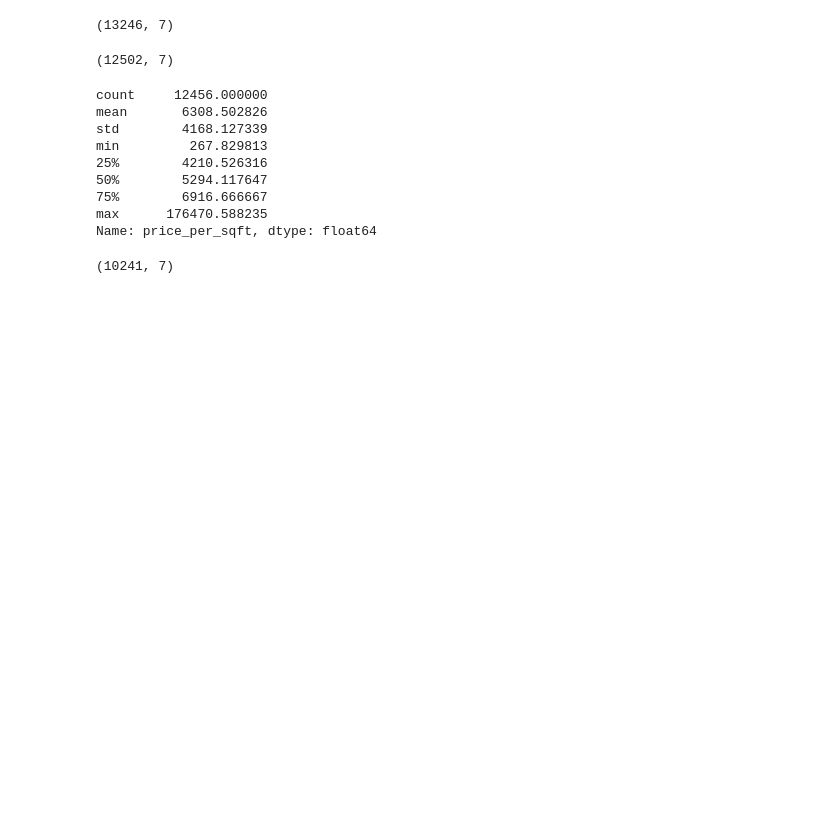
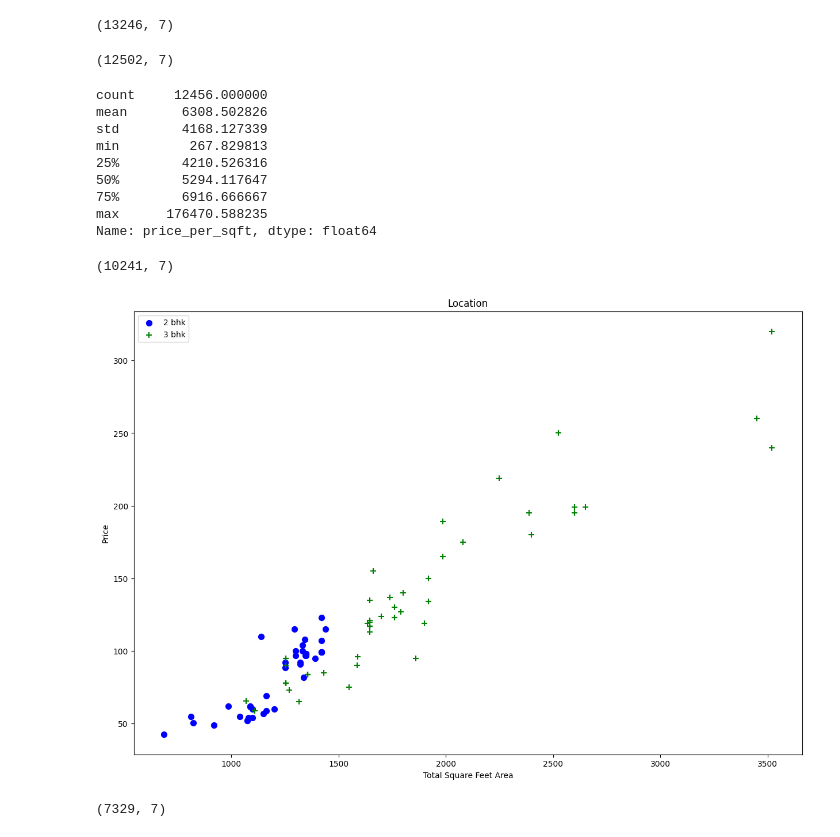
Before and after one commit to 21debjit/House-Price-Analysis, a Jupyter notebook: P1.ipynb, the cells around one changed output. Saved outputs shown, nothing was run; the diff lists cells and outputs as text; code cells hidden in the pictures; blank space fills up the shorter version.

```diff
--- a/P1.ipynb
+++ b/P1.ipynb
@@ -274,3 +274,38 @@ df7.to_csv("Bengaluru_House_Data_Cleaned.csv", index= False)
 def plot_scatter_chart(df, location):
     bhk2 = df[(df.location == location) & (df.bhk == 2)]
     bhk3 = df[(df.location == location) & (df.bhk == 3)]
+    matplotlib.rcParams["figure.figsize"] = (15, 10)
+    plt.scatter(bhk2.total_sqft, bhk2.price, color= "blue", label= "2 bhk", s= 50)
+    plt.scatter(bhk3.total_sqft, bhk3.price, marker="+", color= "green", label= "3 bhk", s=50)
+    plt.xlabel("Total Square Feet Area")
+    plt.ylabel("Price")
+    plt.title("Location")
+    plt.legend()
+# %%
+plot_scatter_chart(df7, "Hebbal")
+# %% [output]
+[figure, added]
+# %%
+def remove_bhk_outliers(df):
+    # Calculating BHK-wise stats per location
+    exclude_indices = np.array([])
+    for location, location_df in df.groupby("location"):
+        bhk_stats = {}
+        for bhk, bhk_df in location_df.groupby("bhk"):
+            bhk_stats[bhk] = {
+                "mean": np.mean(bhk_df.price_per_sqft),
+                "std": np.std(bhk_df.price_per_sqft),
+                "count": bhk_df.shape[0]
+            }
+            # Removing BHK entries that have lower price/sqft than smaller BHKs
+        for bhk, bhk_df in location_df.groupby("bhk"):
+            stats = bhk_stats.get(bhk - 1)
+            if stats and stats["count"] >  5:
+                exclude_indices = np.append(exclude_indices, bhk_df[bhk_df.price_per_sqft < (stats["mean"])].index.values)
+
+    return df.drop(exclude_indices, axis = False)
+
+df8 = remove_bhk_outliers(df7)
+df8.shape
+# %% [output]
+(7329, 7)
```
Also changed, not shown: parts of 11 cells of this notebook.
